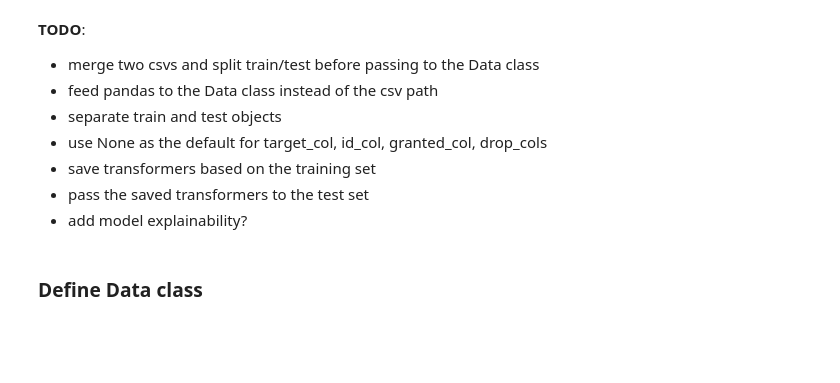
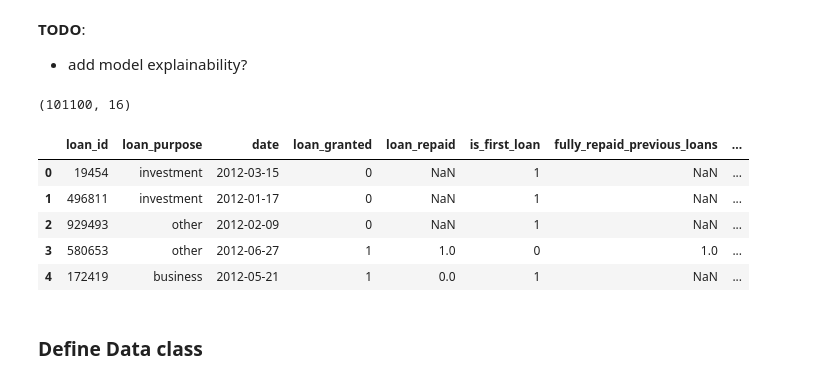
Before and after one commit to liyenhsu/Loan-Granting-Problem, a Jupyter notebook: loan_oop.ipynb, the cells around one changed output. Cells and saved outputs as stored; diff of their text form; code cells hidden in the pictures; blank space fills up the shorter version.

Commit message:
redesign the Data class

```diff
--- a/loan_oop.ipynb
+++ b/loan_oop.ipynb
@@ -3,12 +3,6 @@ Based on the methods developed in [loan_eda_modeling.ipynb](loan_eda_modeling.ip
-# %% [markdown]
-**TODO**:
-- merge two csvs and split train/test before passing to the Data class
-- feed pandas to the Data class instead of the csv path
-- separate train and test objects
-- use None as the default for target_col, id_col, granted_col, drop_cols
-- save transformers based on the training set
-- pass the saved transformers to the test set
-- add model explainability?
+# %% [markdown]
+**TODO**:
+- add model explainability?
 # %%
 import numpy as np
 import pandas as pd
@@ -22,3 +16,20 @@ import warnings
 
 plt.style.use('seaborn')
 warnings.filterwarnings('ignore')
+# %%
+df_loan = pd.read_csv('data/loan_table.csv')
+df_borrower = pd.read_csv('data/borrower_table.csv')
+df = df_loan.merge(df_borrower, on='loan_id')
+# %%
+df.shape
+# %% [output]
+(101100, 16)
+# %%
+df.head()
+# %% [output]
+|  | loan_id | loan_purpose | date | loan_granted | loan_repaid | is_first_loan | fully_repaid_previous_loans | ... |
+| 0 | 19454 | investment | 2012-03-15 | 0 | NaN | 1 | NaN | ... |
+| 1 | 496811 | investment | 2012-01-17 | 0 | NaN | 1 | NaN | ... |
+| 2 | 929493 | other | 2012-02-09 | 0 | NaN | 1 | NaN | ... |
+| 3 | 580653 | other | 2012-06-27 | 1 | 1.0 | 0 | 1.0 | ... |
+| 4 | 172419 | business | 2012-05-21 | 1 | 0.0 | 1 | NaN | ... |
```
Also changed, not shown: parts of 25 cells of this notebook.
